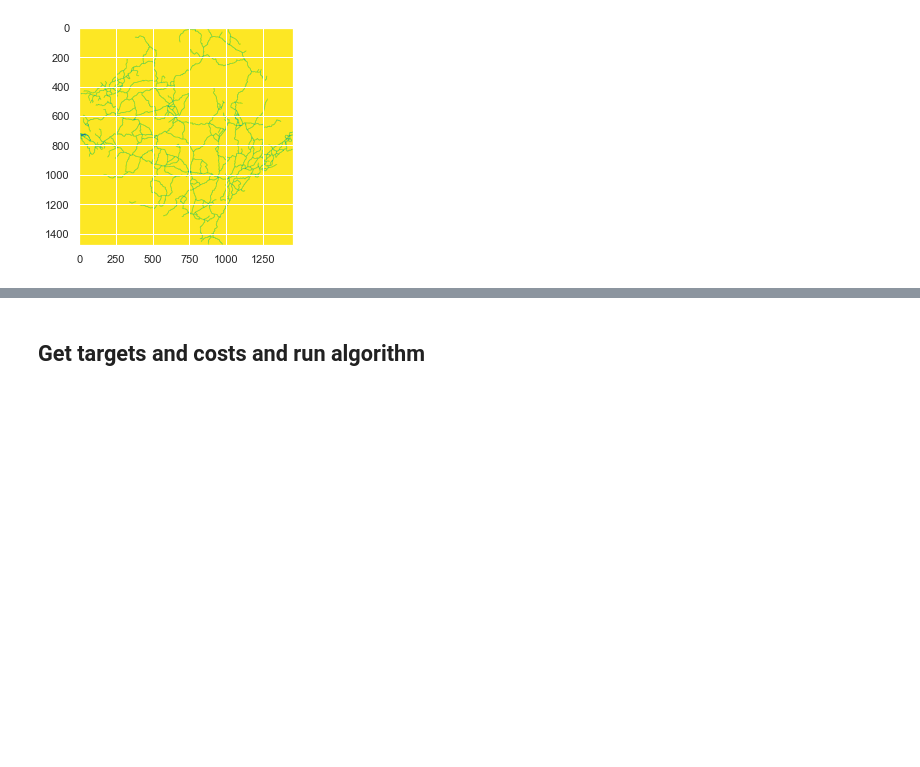
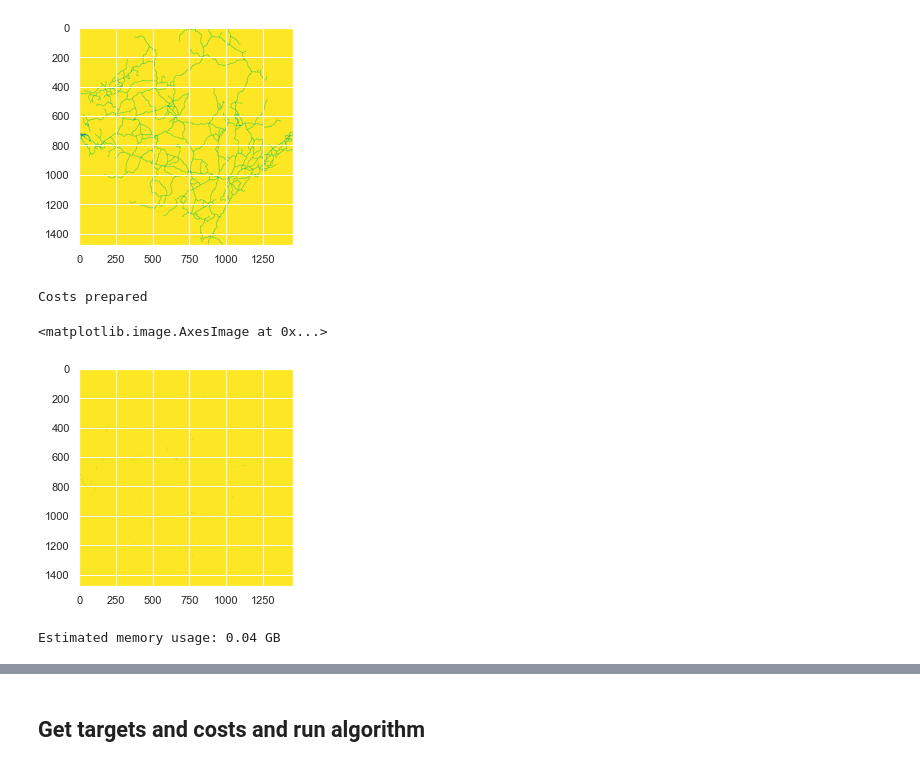
Before and after one commit to akorkovelos/gridfinder, a Jupyter notebook: example.ipynb, the cells around one changed output, grey strips where cells are left out. Saved outputs shown, nothing was run; the diff lists cells and outputs as text; code cells hidden in the pictures; blank space fills up the shorter version.

Commit message:
exploring grid connected settlements as targets

```diff
--- a/example.ipynb
+++ b/example.ipynb
@@ -115,12 +115,24 @@ plt.imshow(roads_raster, cmap='viridis', vmin=0, vmax=1)
 Costs prepared
 <matplotlib.image.AxesImage at 0x...>
 [figure]
+# %%
+settlements_in = folder_inputs / 'settlement.gpkg'
+settlements_out = folder_out / 'settlement.tif'
 # %%
-#settlements_in = folder_inputs / 'settlements.gpkg'
-##targets_out = folder_out / 'targets.tif'
-#settlement_out = folder_out / 'settlements.tif'
+settlements_raster, affine = gf.prepare_settlements(settlements_in,
+                                        aoi_in,
+                                        targets_out)
 
-#settlements_raster, affine = gf.prepare_settlements(settlements_in, aoi_in, targets_out)
-#save_raster(settlements_out, settlements_raster, affine, nodata=-1)
-#print('Costs prepared')
-#plt.imshow(settlements_raster, cmap='viridis', vmin=0, vmax=1)
+save_raster(settlements_out, settlements_raster, affine, nodata=1)
+print('Costs prepared')
+plt.imshow(settlements_raster, cmap='viridis', vmin=0, vmax=1)
+# %% [output]
+Costs prepared
+<matplotlib.image.AxesImage at 0x...>
+[figure, added]
+# %%
+targets, costs, start, affine = gf.get_targets_costs(settlements_out, roads_out)
+est_mem = gf.estimate_mem_use(targets, costs)
+print(f'Estimated memory usage: {est_mem:.2f} GB')
+# %% [output]
+Estimated memory usage: 0.04 GB
```
Also changed, not shown: parts of 7 cells of this notebook, 8 other files.
